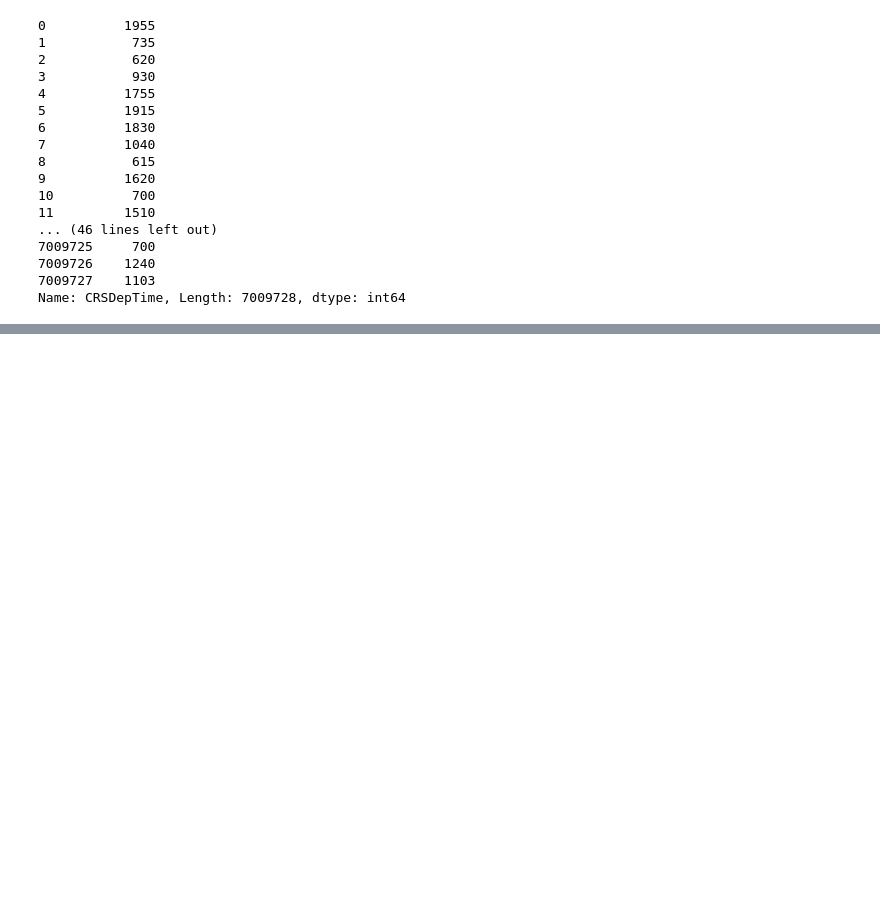
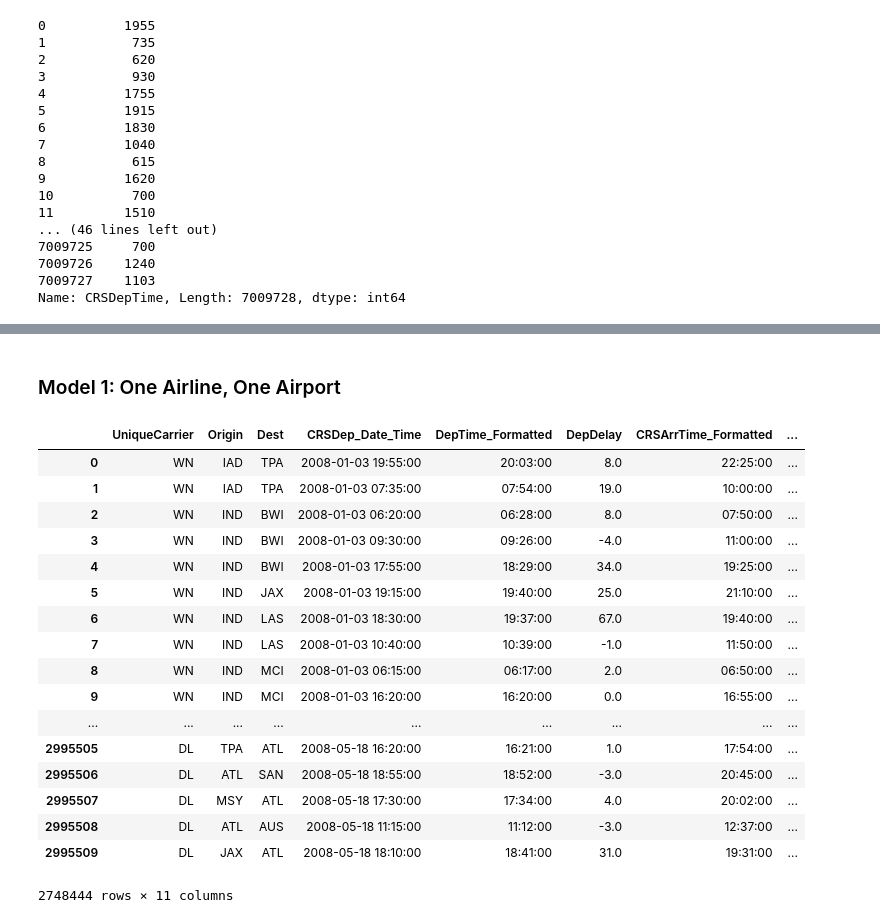
Before and after one commit to tninh/Flights-Delay-Prediction, a Jupyter notebook: script/read_data_0.ipynb, the cells around one changed output, grey strips where cells are left out. Cells and saved outputs as stored; diff of their text form; code cells hidden in the pictures; blank space fills up the shorter version.

```diff
--- a/script/read_data_0.ipynb
+++ b/script/read_data_0.ipynb
@@ -75,3 +218,0 @@ df1.describe()
-# %%
-df1['CRSArrTime'] = df1['CRSArrTime'].apply(format_hour)
-df1['CRSArrTime']
@@ -118,0 +272,27 @@ df1.loc[:, ['CRSDepTime', 'CRSArrTime']]
+# %% [markdown]
+### Model 1: One Airline, One Airport
+# %%
+train = df1[df1['CRSDep_Date_Time'].apply(lambda x:x.date()) < datetime.date(2008, 5, 23)]
+test = df1[df1['CRSDep_Date_Time'].apply(lambda x:x.date()) > datetime.date(2008, 5, 23)]
+df2 = train
+# %%
+df2
+# %% [output]
+|  | UniqueCarrier | Origin | Dest | CRSDep_Date_Time | DepTime_Formatted | DepDelay | CRSArrTime_Formatted | ... |
+| 0 | WN | IAD | TPA | 2008-01-03 19:55:00 | 20:03:00 | 8.0 | 22:25:00 | ... |
+| 1 | WN | IAD | TPA | 2008-01-03 07:35:00 | 07:54:00 | 19.0 | 10:00:00 | ... |
+| 2 | WN | IND | BWI | 2008-01-03 06:20:00 | 06:28:00 | 8.0 | 07:50:00 | ... |
+| 3 | WN | IND | BWI | 2008-01-03 09:30:00 | 09:26:00 | -4.0 | 11:00:00 | ... |
+| 4 | WN | IND | BWI | 2008-01-03 17:55:00 | 18:29:00 | 34.0 | 19:25:00 | ... |
+| 5 | WN | IND | JAX | 2008-01-03 19:15:00 | 19:40:00 | 25.0 | 21:10:00 | ... |
+| 6 | WN | IND | LAS | 2008-01-03 18:30:00 | 19:37:00 | 67.0 | 19:40:00 | ... |
+| 7 | WN | IND | LAS | 2008-01-03 10:40:00 | 10:39:00 | -1.0 | 11:50:00 | ... |
+| 8 | WN | IND | MCI | 2008-01-03 06:15:00 | 06:17:00 | 2.0 | 06:50:00 | ... |
+| 9 | WN | IND | MCI | 2008-01-03 16:20:00 | 16:20:00 | 0.0 | 16:55:00 | ... |
+| ... | ... | ... | ... | ... | ... | ... | ... | ... |
+| 2995505 | DL | TPA | ATL | 2008-05-18 16:20:00 | 16:21:00 | 1.0 | 17:54:00 | ... |
+| 2995506 | DL | ATL | SAN | 2008-05-18 18:55:00 | 18:52:00 | -3.0 | 20:45:00 | ... |
+| 2995507 | DL | MSY | ATL | 2008-05-18 17:30:00 | 17:34:00 | 4.0 | 20:02:00 | ... |
+| 2995508 | DL | ATL | AUS | 2008-05-18 11:15:00 | 11:12:00 | -3.0 | 12:37:00 | ... |
+| 2995509 | DL | JAX | ATL | 2008-05-18 18:10:00 | 18:41:00 | 31.0 | 19:31:00 | ... |
+2748444 rows × 11 columns
```
Also changed, not shown: parts of 32 cells of this notebook.
